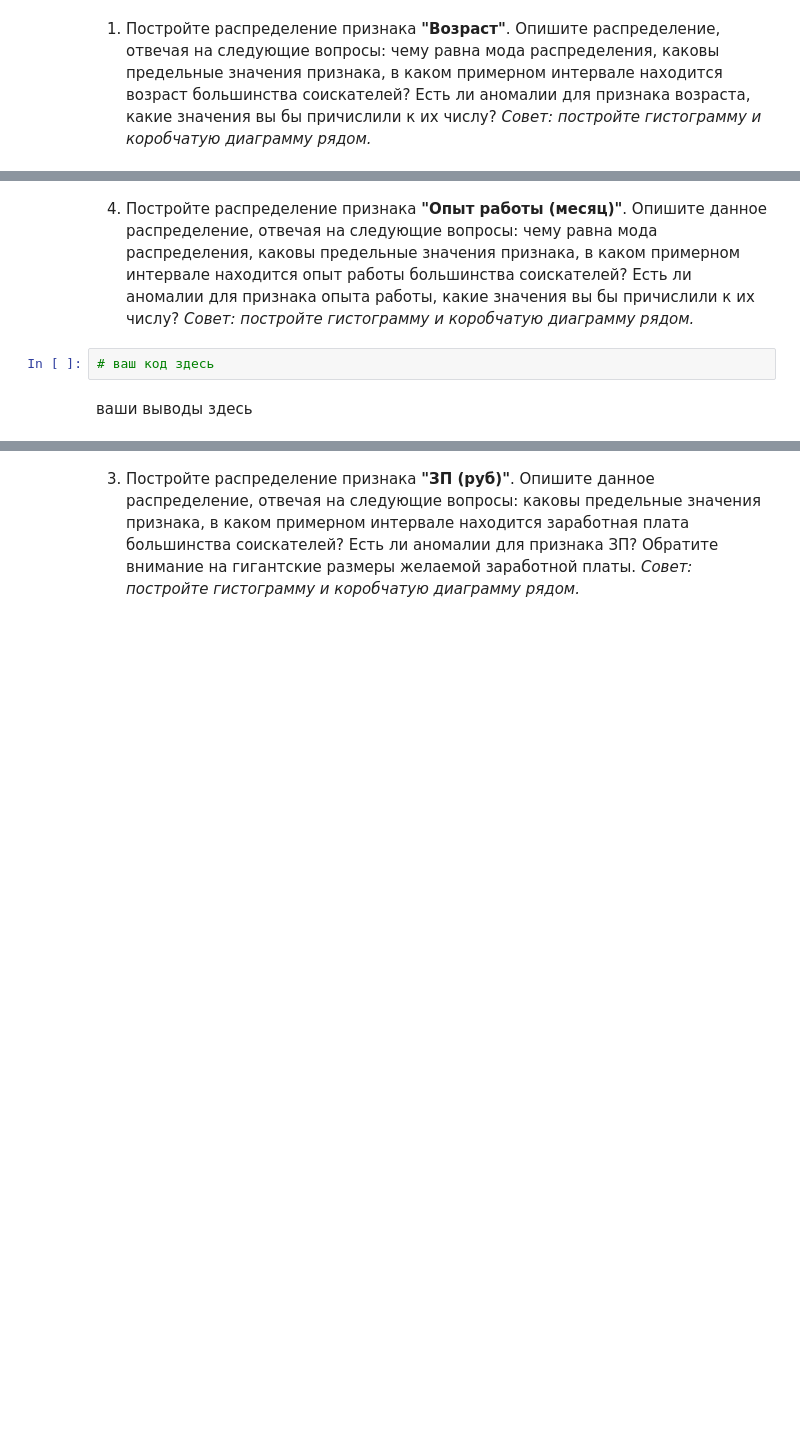
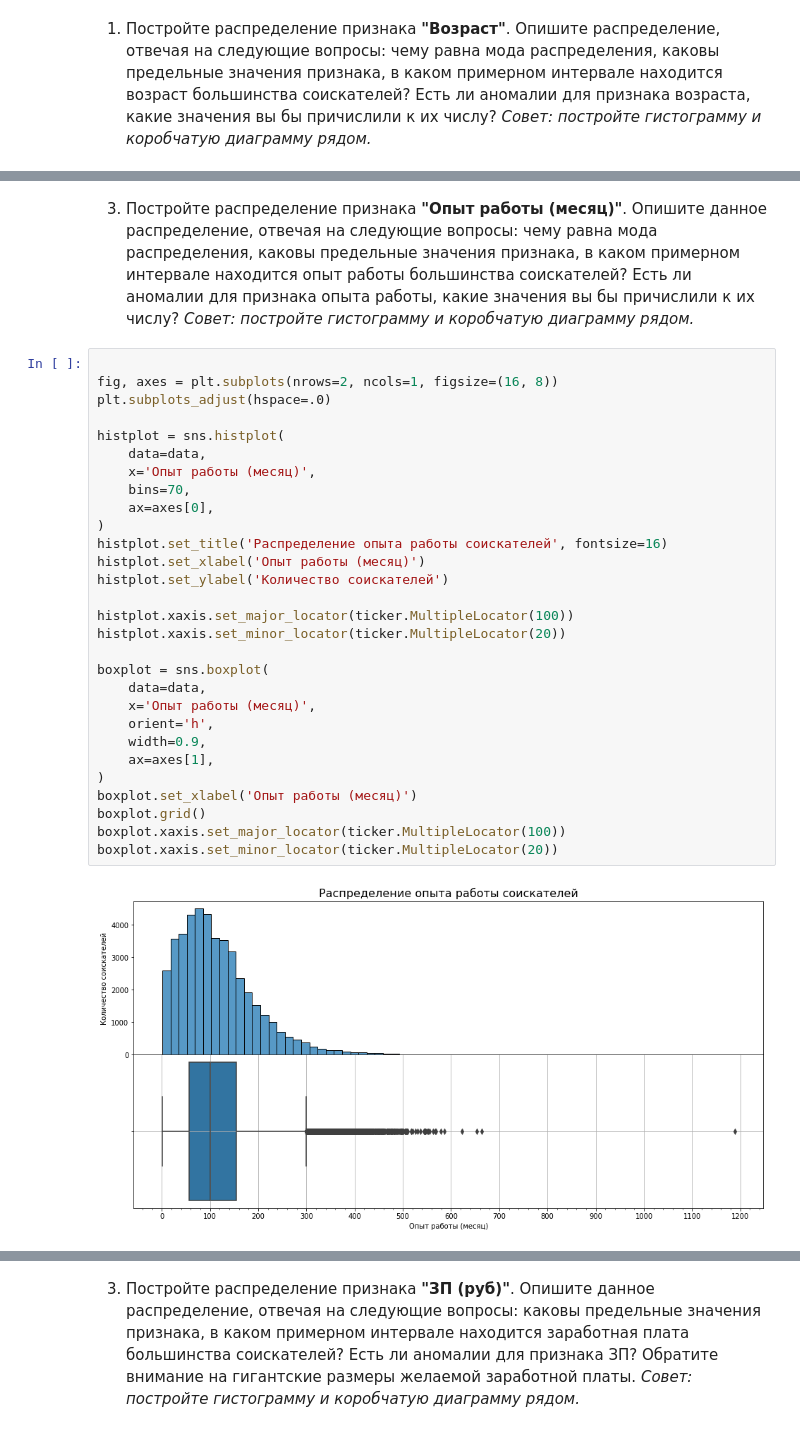
Before and after one commit to malinamedusa/Analysis-vacancies-HeadHunter, a Jupyter notebook: Project_01.ipynb, the cells around one changed output, grey strips where cells are left out. Saved outputs shown, nothing was run; the diff lists cells and outputs as text; blank space fills up the shorter version.

```diff
--- a/Project_01.ipynb
+++ b/Project_01.ipynb
@@ -375,7 +411,34 @@ KeyError: 'Сумма'
 # %% [markdown]
-4. Постройте распределение признака **"Опыт работы (месяц)"**. Опишите данное распределение, отвечая на следующие вопросы: чему равна мода распределения, каковы предельные значения признака, в каком примерном интервале находится опыт работы большинства соискателей? Есть ли аномалии для признака опыта работы, какие значения вы бы причислили к их числу?
+3. Постройте распределение признака **"Опыт работы (месяц)"**. Опишите данное распределение, отвечая на следующие вопросы: чему равна мода распределения, каковы предельные значения признака, в каком примерном интервале находится опыт работы большинства соискателей? Есть ли аномалии для признака опыта работы, какие значения вы бы причислили к их числу?
 *Совет: постройте гистограмму и коробчатую диаграмму рядом.*
-# %%
-# ваш код здесь
-# %% [markdown]
-ваши выводы здесь
+# %%
+
+fig, axes = plt.subplots(nrows=2, ncols=1, figsize=(16, 8))
+plt.subplots_adjust(hspace=.0)
+
+histplot = sns.histplot(
+    data=data,
+    x='Опыт работы (месяц)',
+    bins=70,
+    ax=axes[0],
+)
+histplot.set_title('Распределение опыта работы соискателей', fontsize=16)
+histplot.set_xlabel('Опыт работы (месяц)')
+histplot.set_ylabel('Количество соискателей')
+
+histplot.xaxis.set_major_locator(ticker.MultipleLocator(100))
+histplot.xaxis.set_minor_locator(ticker.MultipleLocator(20))
+
+boxplot = sns.boxplot(
+    data=data,
+    x='Опыт работы (месяц)',
+    orient='h',
+    width=0.9,
+    ax=axes[1],
+)
+boxplot.set_xlabel('Опыт работы (месяц)')
+boxplot.grid()
+boxplot.xaxis.set_major_locator(ticker.MultipleLocator(100))
+boxplot.xaxis.set_minor_locator(ticker.MultipleLocator(20))
+# %% [output]
+[figure, added]
```
Also changed, not shown: parts of 13 cells of this notebook.
